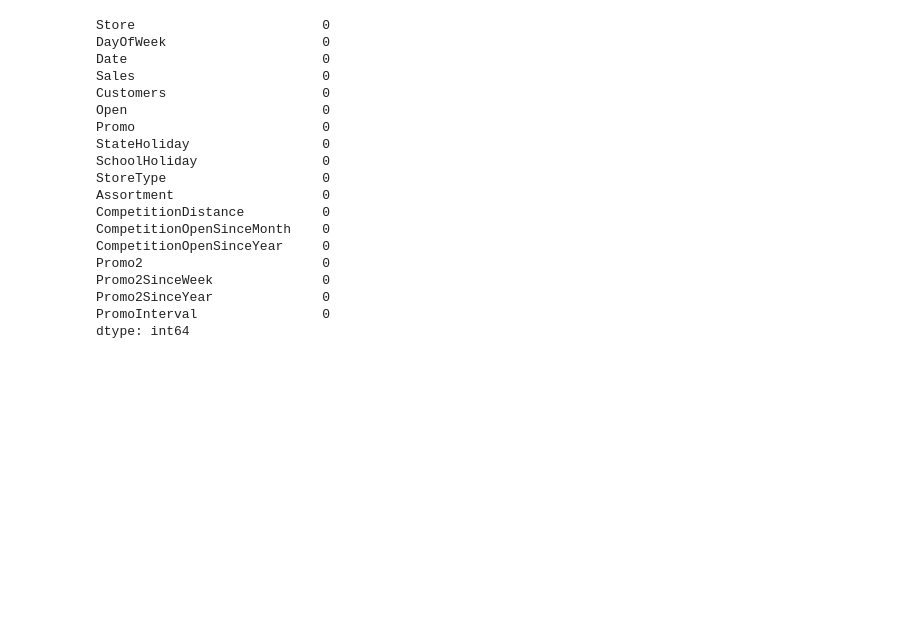
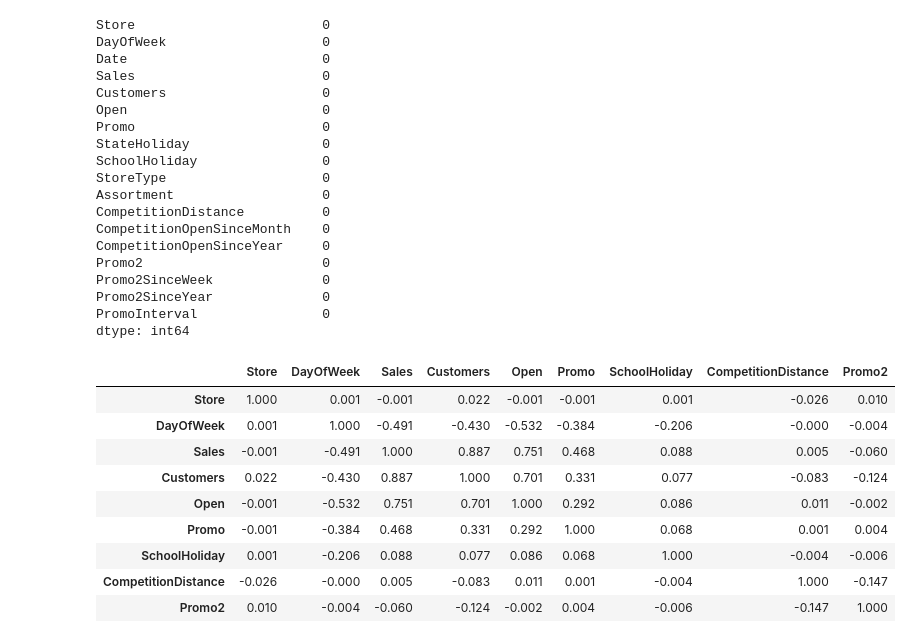
Before and after one commit to Tilda98/Pharmaceutical-Sales-Prediction, a Jupyter notebook: notebooks/cleaning.ipynb, the cells around one changed output. Drawn from its saved outputs; the diff is of its cells as text; code cells hidden in the pictures; blank space fills up the shorter version.

```diff
--- a/notebooks/cleaning.ipynb
+++ b/notebooks/cleaning.ipynb
@@ -210,3 +210,22 @@ dtype: int64
 
 test_store.to_csv('../data/test_store.csv',index=False)
 train_clean.to_csv('../data/train_store.csv',index=False)
+# %%
+# Creating a correlation matrix for the main columns to the analysis
+
+correlated_columns = ['Store', 'DayOfWeek', 'Date', 'Sales', 'Customers', 'Open', 'Promo', 'StateHoliday', 'SchoolHoliday', 'StoreType', 'Assortment','CompetitionDistance', 'CompetitionOpenSinceMonth', 'CompetitionOpenSinceYear', 'Promo2', 'Promo2SinceWeek', 'Promo2SinceYear', 'PromoInterval']
+sample_data_for_correlation = train_clean[correlated_columns]
+pd.set_option('display.float_format', lambda x: '%.3f' % x)
+corr = sample_data_for_correlation.corr()
+corr
+# %% [output]
+|  | Store | DayOfWeek | Sales | Customers | Open | Promo | SchoolHoliday | CompetitionDistance | Promo2 |
+| Store | 1.000 | 0.001 | -0.001 | 0.022 | -0.001 | -0.001 | 0.001 | -0.026 | 0.010 |
+| DayOfWeek | 0.001 | 1.000 | -0.491 | -0.430 | -0.532 | -0.384 | -0.206 | -0.000 | -0.004 |
+| Sales | -0.001 | -0.491 | 1.000 | 0.887 | 0.751 | 0.468 | 0.088 | 0.005 | -0.060 |
+| Customers | 0.022 | -0.430 | 0.887 | 1.000 | 0.701 | 0.331 | 0.077 | -0.083 | -0.124 |
+| Open | -0.001 | -0.532 | 0.751 | 0.701 | 1.000 | 0.292 | 0.086 | 0.011 | -0.002 |
+| Promo | -0.001 | -0.384 | 0.468 | 0.331 | 0.292 | 1.000 | 0.068 | 0.001 | 0.004 |
+| SchoolHoliday | 0.001 | -0.206 | 0.088 | 0.077 | 0.086 | 0.068 | 1.000 | -0.004 | -0.006 |
+| CompetitionDistance | -0.026 | -0.000 | 0.005 | -0.083 | 0.011 | 0.001 | -0.004 | 1.000 | -0.147 |
+| Promo2 | 0.010 | -0.004 | -0.060 | -0.124 | -0.002 | 0.004 | -0.006 | -0.147 | 1.000 |
```
Also changed, not shown: parts of 2 cells of this notebook, 1 other file.
